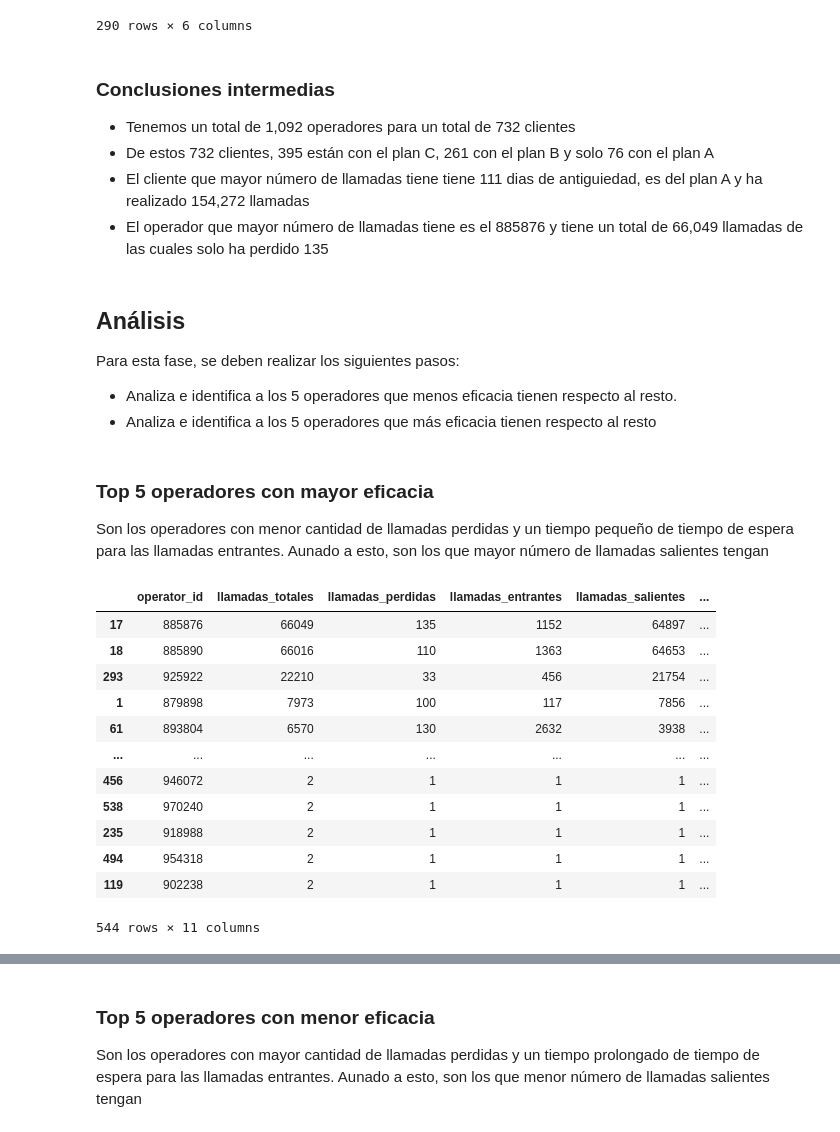
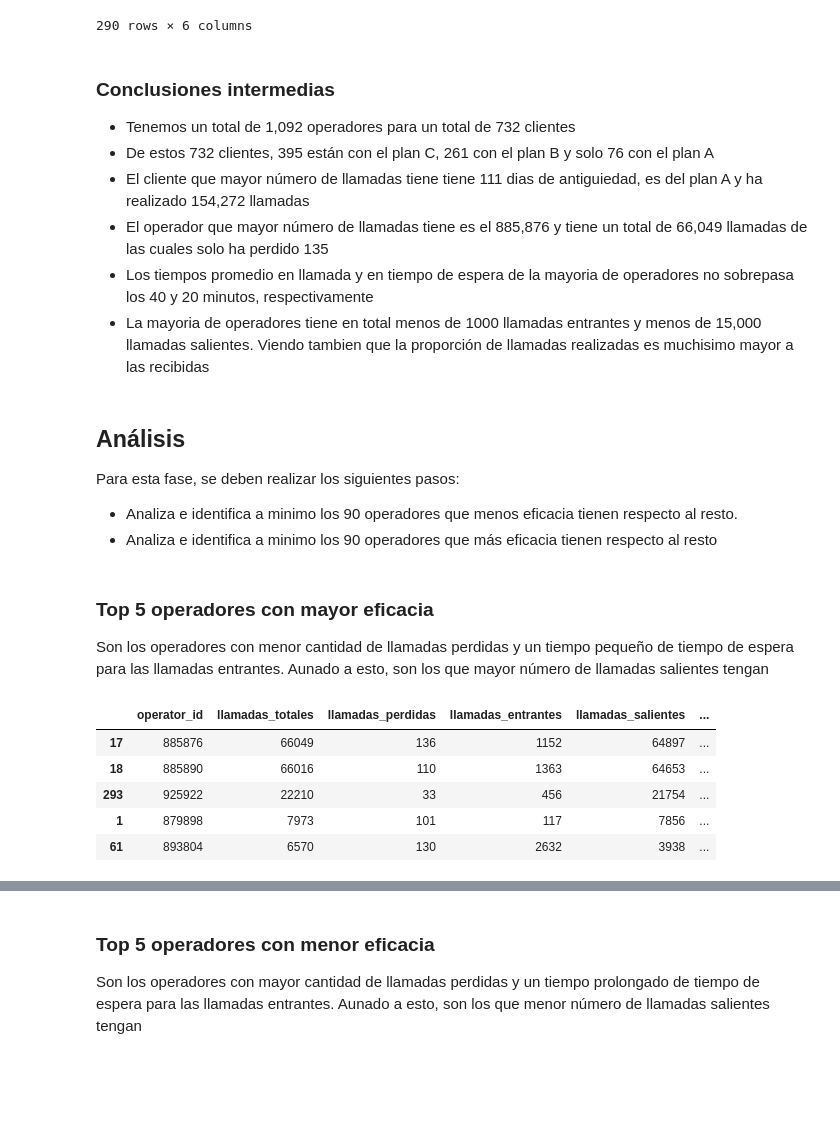
Before and after one commit to ApoloCode/proyecto_final, a Jupyter notebook: proyecto_final/proyecto_final.ipynb, the cells around one changed output, grey strips where cells are left out. Drawn from its saved outputs; the diff is of its cells as text; code cells hidden in the pictures; blank space fills up the shorter version.

```diff
--- a/proyecto_final/proyecto_final.ipynb
+++ b/proyecto_final/proyecto_final.ipynb
@@ -53,8 +61,8 @@ Vamos a cargar los datos de los siguientes datasets:
 - `telecom_dataset_us.csv`
 # %%
 # Carga de los archivos de datos
-data_clients = pd.read_csv('data/telecom_clients_us.csv')
-data = pd.read_csv('data/telecom_dataset_us.csv')
+data_clients = pd.read_csv('/datasets/telecom_clients_us.csv')
+data = pd.read_csv('/datasets/telecom_dataset_us.csv')
 
 # Verificamos que los datos se hayan cargado correctamente
 print(data_clients.head())
@@ -410,0 +460,6 @@ En esta fase se deben realizar los siguientes pasos:
+# %%
+# Cambiamos la categoria de las llamadas con más de 2 segundos de llamada
+data['is_missed_call'] = data['is_missed_call'].where(data['call_duration']<=2, other=False)
+
+# Verificamos que se haya hecho el primer cambio
+data.query("is_missed_call == True and call_duration >= 0").call_duration.value_counts()
@@ -410,0 +471,6 @@ En esta fase se deben realizar los siguientes pasos:
+# %%
+# Cambiamos el valor de las llamadas entre 1 y 2 segundos a 0
+data['call_duration'] = data['call_duration'].where(data['call_duration']>2, other=0)
+
+# Verificamos que se haya hecho el segundo cambio
+data.query("is_missed_call == True and call_duration >= 0").call_duration.value_counts()
@@ -410,0 +499,6 @@ En esta fase se deben realizar los siguientes pasos:
+# %%
+# Cambiamos la categoria de las llamadas con 0 segundos de llamada
+data['is_missed_call'] = data['is_missed_call'].where(data['call_duration']>0, other=True)
+
+# Verificamos que se haya hecho el cambio
+data.query("is_missed_call == False and call_duration == 0").size
@@ -508,14 +650,16 @@ clients_data_calls
 - Tenemos un total de 1,092 operadores para un total de 732 clientes
 - De estos 732 clientes, 395 están con el plan C, 261 con el plan B y solo 76 con el plan A
 - El cliente que mayor número de llamadas tiene tiene 111 dias de antiguiedad, es del plan A y ha realizado 154,272 llamadas
-- El operador que mayor número de llamadas tiene es el 885876 y tiene un total de 66,049 llamadas de las cuales solo ha perdido 135
+- El operador que mayor número de llamadas tiene es el 885,876 y tiene un total de 66,049 llamadas de las cuales solo ha perdido 135
+- Los tiempos promedio en llamada y en tiempo de espera de la mayoria de operadores no sobrepasa los 40 y 20 minutos, respectivamente
+- La mayoria de operadores tiene en total menos de 1000 llamadas entrantes y menos de 15,000 llamadas salientes. Viendo tambien que la proporción de llamadas realizadas es muchisimo mayor a las recibidas
 # %% [markdown]
 ## Análisis
 
 Para esta fase, se deben realizar los siguientes pasos:
 
-- Analiza e identifica a los 5 operadores que menos eficacia tienen respecto al resto.
-- Analiza e identifica a los 5 operadores que más eficacia tienen respecto al resto
+- Analiza e identifica a minimo los 90 operadores que menos eficacia tienen respecto al resto.
+- Analiza e identifica a minimo los 90 operadores que más eficacia tienen respecto al resto
 # %% [markdown]
 ### Top 5 operadores con mayor eficacia
 
@@ -523,21 +667,14 @@ Son los operadores con menor cantidad de llamadas perdidas y un tiempo pequeño
 # %%
 operator_data['% llamadas perdidas'] = (operator_data['llamadas_perdidas'] / operator_data['llamadas_totales']) * 100
 operator_data['% llamadas salientes'] = (operator_data['llamadas_salientes'] / operator_data['llamadas_totales']) * 100
 operator_data['% tiempo de espera'] = (operator_data['call_wait'] / operator_data['total_call_duration']) * 100
-operator_data
+operator_data.head()
 # %% [output]
 |  | operator_id | llamadas_totales | llamadas_perdidas | llamadas_entrantes | llamadas_salientes | ... |
-| 17 | 885876 | 66049 | 135 | 1152 | 64897 | ... |
+| 17 | 885876 | 66049 | 136 | 1152 | 64897 | ... |
 | 18 | 885890 | 66016 | 110 | 1363 | 64653 | ... |
 | 293 | 925922 | 22210 | 33 | 456 | 21754 | ... |
-| 1 | 879898 | 7973 | 100 | 117 | 7856 | ... |
+| 1 | 879898 | 7973 | 101 | 117 | 7856 | ... |
 | 61 | 893804 | 6570 | 130 | 2632 | 3938 | ... |
-| ... | ... | ... | ... | ... | ... | ... |
-| 456 | 946072 | 2 | 1 | 1 | 1 | ... |
-| 538 | 970240 | 2 | 1 | 1 | 1 | ... |
-| 235 | 918988 | 2 | 1 | 1 | 1 | ... |
-| 494 | 954318 | 2 | 1 | 1 | 1 | ... |
-| 119 | 902238 | 2 | 1 | 1 | 1 | ... |
-544 rows × 11 columns
 # %%
 # Operadores con menor cantidad de llamadas perdidas
```
Also changed, not shown: parts of 40 cells of this notebook.
